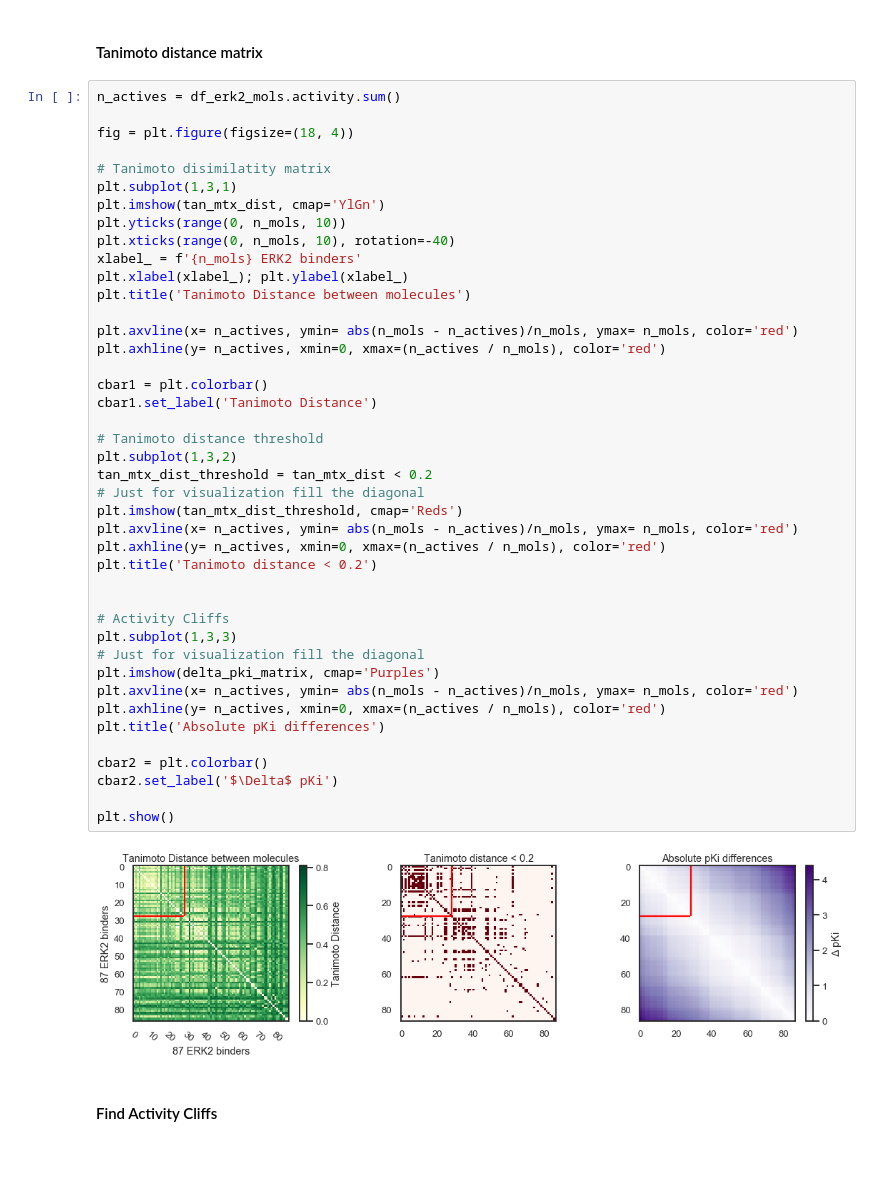
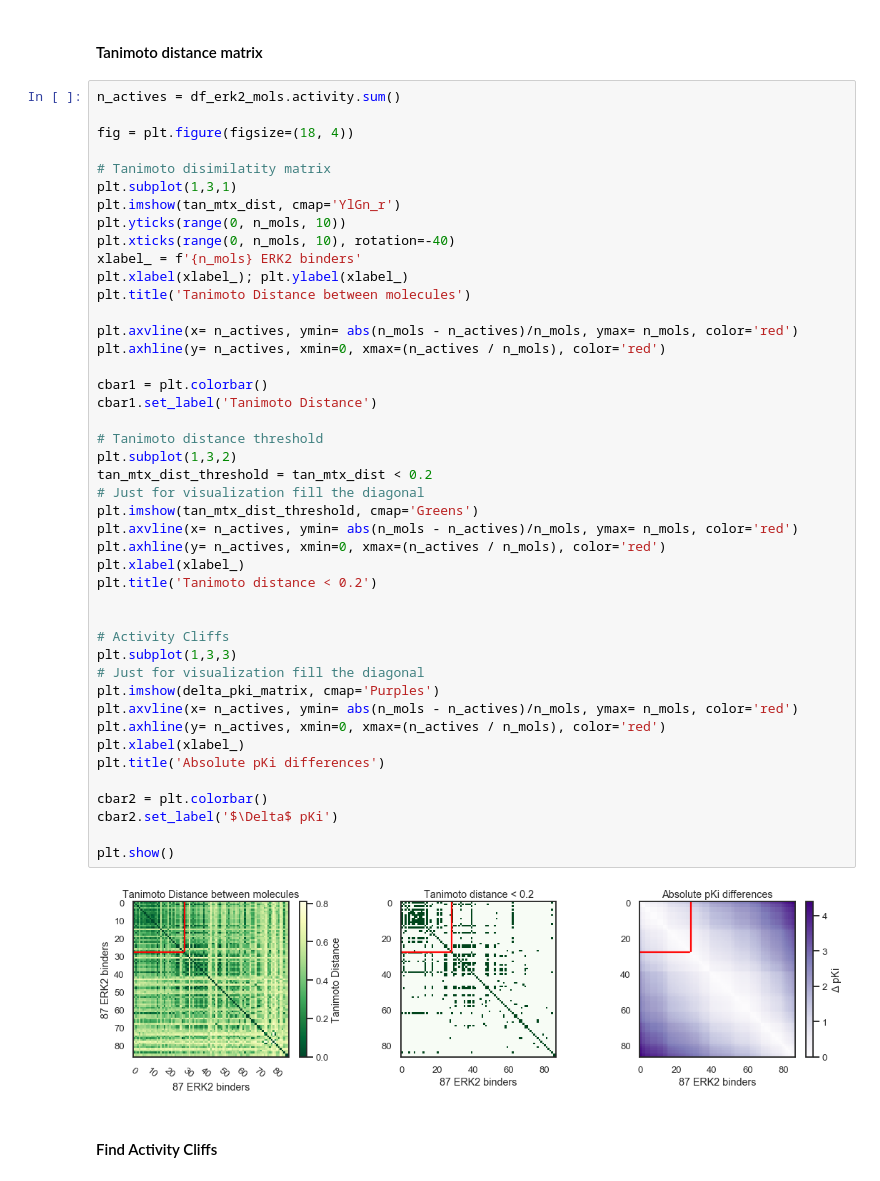
Before and after one commit to jRicciL/ERK2_notebooks, a Jupyter notebook: X_Reviewing_Fourches_work/7_MACCS_Keys_Analysis.ipynb, the cells around one changed output. Drawn from its saved outputs; the diff is of its cells as text.

```diff
--- a/X_Reviewing_Fourches_work/7_Feature_Selection_RDKit_descriptors.ipynb
+++ b/X_Reviewing_Fourches_work/7_MACCS_Keys_Analysis.ipynb
@@ -117,7 +105,7 @@ fig = plt.figure(figsize=(18, 4))
 
 # Tanimoto disimilatity matrix
 plt.subplot(1,3,1)
-plt.imshow(tan_mtx_dist, cmap='YlGn')
+plt.imshow(tan_mtx_dist, cmap='YlGn_r')
 plt.yticks(range(0, n_mols, 10))
 plt.xticks(range(0, n_mols, 10), rotation=-40)
 xlabel_ = f'{n_mols} ERK2 binders'
@@ -125,34 +113,36 @@ plt.xlabel(xlabel_); plt.ylabel(xlabel_)
 plt.title('Tanimoto Distance between molecules')
 
 plt.axvline(x= n_actives, ymin= abs(n_mols - n_actives)/n_mols, ymax= n_mols, color='red')
 plt.axhline(y= n_actives, xmin=0, xmax=(n_actives / n_mols), color='red')
 
 cbar1 = plt.colorbar()
 cbar1.set_label('Tanimoto Distance')
 
 # Tanimoto distance threshold
 plt.subplot(1,3,2)
 tan_mtx_dist_threshold = tan_mtx_dist < 0.2
 # Just for visualization fill the diagonal
-plt.imshow(tan_mtx_dist_threshold, cmap='Reds')
+plt.imshow(tan_mtx_dist_threshold, cmap='Greens')
 plt.axvline(x= n_actives, ymin= abs(n_mols - n_actives)/n_mols, ymax= n_mols, color='red')
 plt.axhline(y= n_actives, xmin=0, xmax=(n_actives / n_mols), color='red')
+plt.xlabel(xlabel_)
 plt.title('Tanimoto distance < 0.2')
 
 
 # Activity Cliffs
 plt.subplot(1,3,3)
 # Just for visualization fill the diagonal
 plt.imshow(delta_pki_matrix, cmap='Purples')
 plt.axvline(x= n_actives, ymin= abs(n_mols - n_actives)/n_mols, ymax= n_mols, color='red')
 plt.axhline(y= n_actives, xmin=0, xmax=(n_actives / n_mols), color='red')
+plt.xlabel(xlabel_)
 plt.title('Absolute pKi differences')
 
 cbar2 = plt.colorbar()
 cbar2.set_label('$\Delta$ pKi')
 
 plt.show()
 # %% [output]
-[figure, old version]
+[figure, new version]
 # %% [markdown]
 #### Find Activity Cliffs
```
Also changed, not shown: parts of 8 cells of this notebook.
